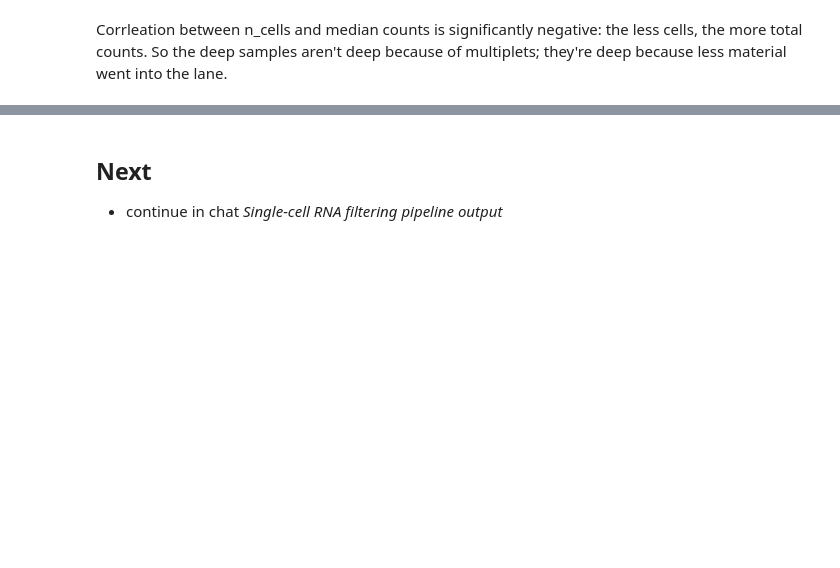
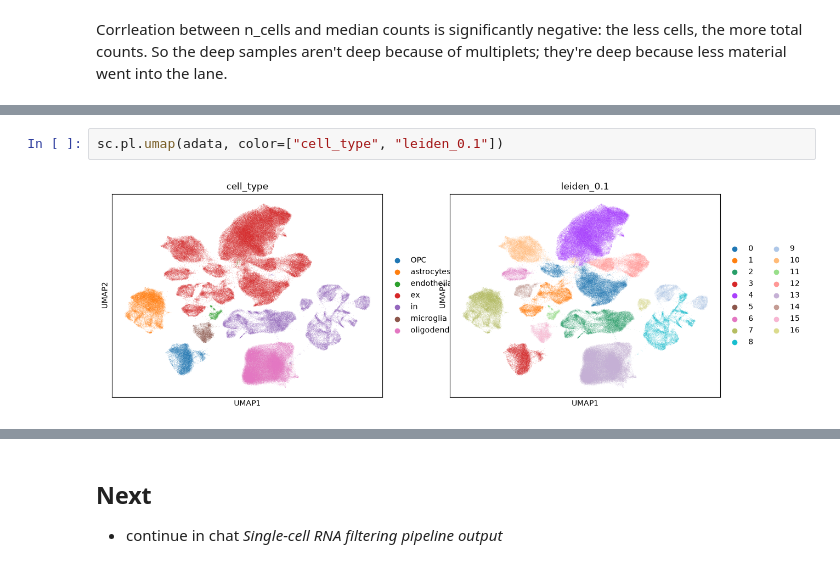
Before and after one commit to Fkrgl/Moma_PD_scSAE, a Jupyter notebook: src/explore_data.ipynb, the cells around one changed output, grey strips where cells are left out. Saved outputs shown, nothing was run; the diff lists cells and outputs as text; blank space fills up the shorter version.

```diff
--- a/src/explore_data.ipynb
+++ b/src/explore_data.ipynb
@@ -580,0 +742,4 @@ wrote /local/fkriegel/Moma_PD_scSAE/dat/nido_doublets.h5ad
+# %%
+sc.pl.umap(adata, color=["cell_type", "leiden_0.1"])
+# %% [output]
+[figure, added]
```
Also changed, not shown: parts of 15 cells of this notebook, 7 other files.
